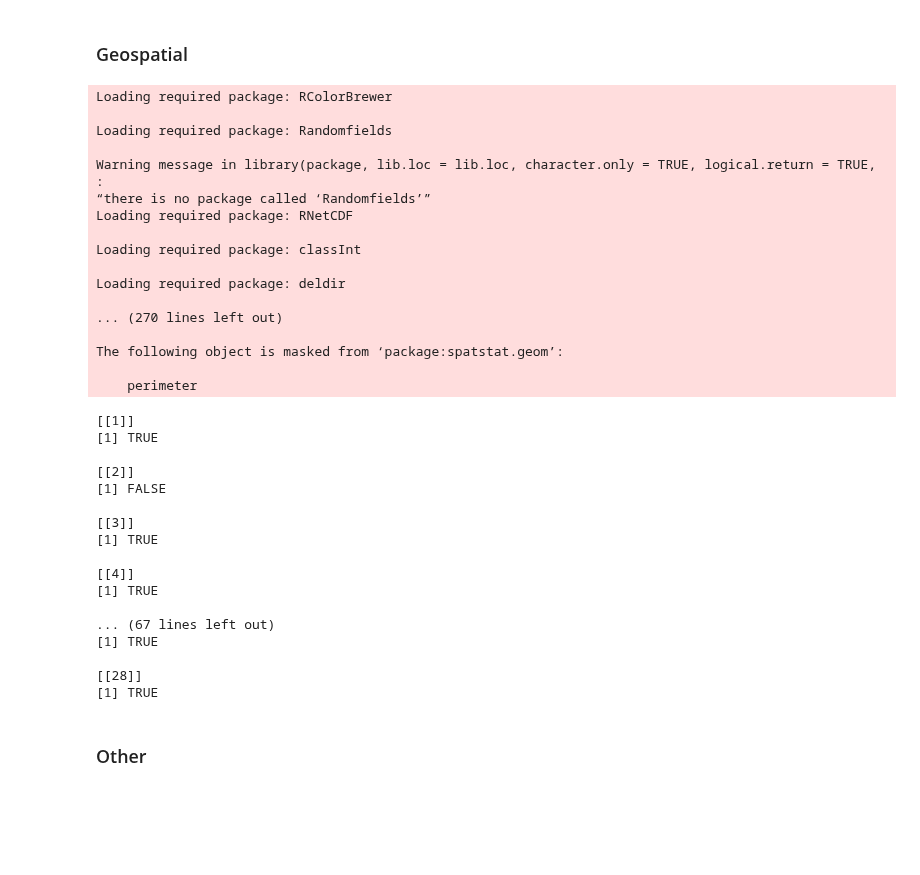
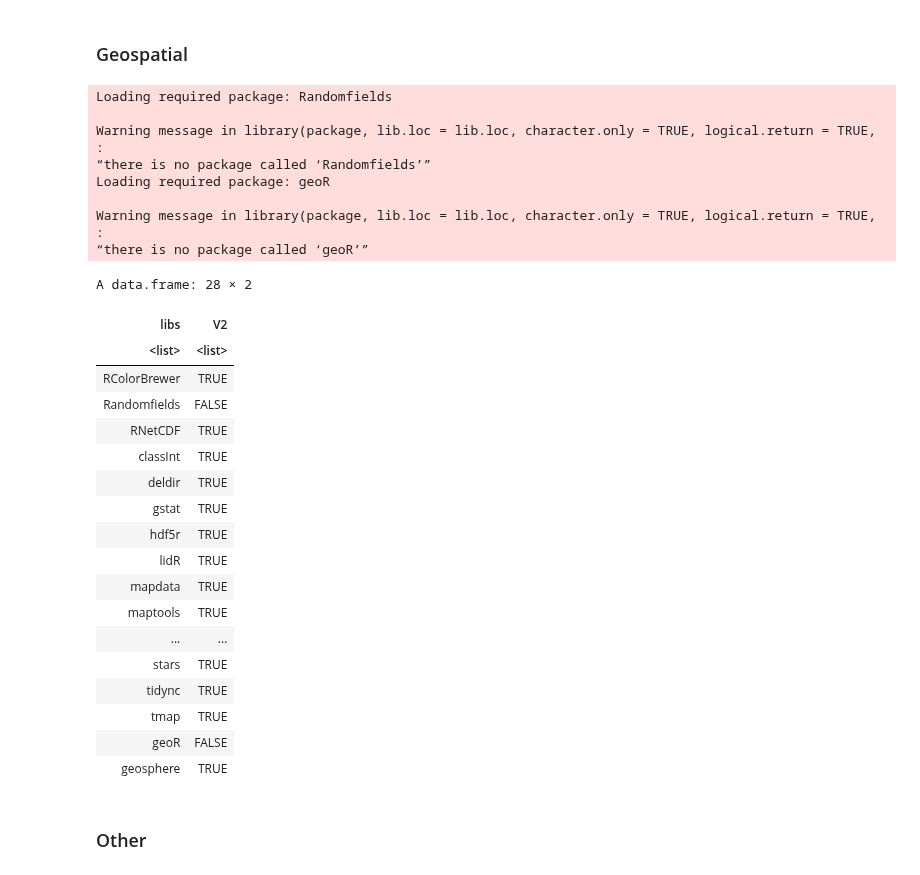
Before and after one commit to darribas/gds_env, a Jupyter notebook: gds/check_r_stack.ipynb, the cells around one changed output. Saved outputs shown, nothing was run; the diff lists cells and outputs as text; code cells hidden in the pictures; blank space fills up the shorter version.

```diff
--- a/gds/check_r_stack.ipynb
+++ b/gds/check_r_stack.ipynb
@@ -107,63 +76,60 @@ libs <- c('RColorBrewer',
             'gstat',
             'hdf5r',
             'lidR',
             'mapdata',
             'maptools',
             'mapview',
             'ncdf4',
             'proj4',
             'raster',
             'rgdal',
             'rgeos',
             'rlas',
             'sf',
             'sp',
             'spacetime',
             'spatstat',
             'spatialreg',
             'spdep',
             'stars',
             'tidync',
             'tmap',
             'geoR',
             'geosphere'
          )
-lapply(libs, require, character.only = TRUE)
+available <- lapply(libs, require, character.only = TRUE)
+as.data.frame(cbind(
+    libs, as.vector(available)
+    )
+)
 # %% [output]
-Loading required package: RColorBrewer
-
 Loading required package: Randomfields
 
 Warning message in library(package, lib.loc = lib.loc, character.only = TRUE, logical.return = TRUE, :
 “there is no package called ‘Randomfields’”
-Loading required package: RNetCDF
+Loading required package: geoR
 
-Loading required package: classInt
-
-Loading required package: deldir
-
-... (270 lines left out)
-
-The following object is masked from ‘package:spatstat.geom’:
-
-    perimeter
+Warning message in library(package, lib.loc = lib.loc, character.only = TRUE, logical.return = TRUE, :
+“there is no package called ‘geoR’”
-[[1]]
-[1] TRUE
-
-[[2]]
-[1] FALSE
-
-[[3]]
-[1] TRUE
-
-[[4]]
-[1] TRUE
-
-... (67 lines left out)
-[1] TRUE
-
-[[28]]
-[1] TRUE
+A data.frame: 28 × 2
+| libs | V2 |
+| <list> | <list> |
+| RColorBrewer | TRUE |
+| Randomfields | FALSE |
+| RNetCDF | TRUE |
+| classInt | TRUE |
+| deldir | TRUE |
+| gstat | TRUE |
+| hdf5r | TRUE |
+| lidR | TRUE |
+| mapdata | TRUE |
+| maptools | TRUE |
+| ... | ... |
+| stars | TRUE |
+| tidync | TRUE |
+| tmap | TRUE |
+| geoR | FALSE |
+| geosphere | TRUE |
 # %% [markdown]
 ### Other
 # %%
```
Also changed, not shown: parts of 1 cell of this notebook, 3 other files.
